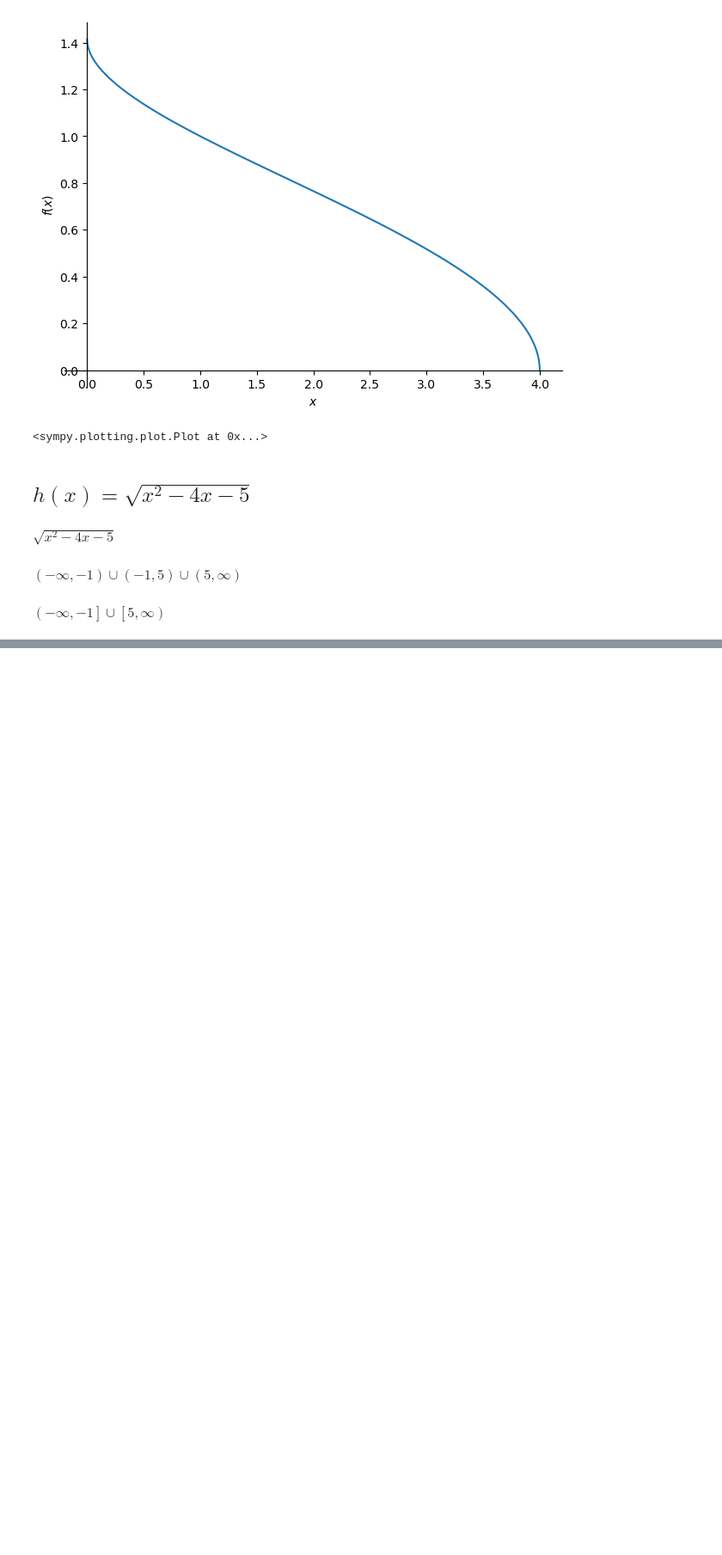
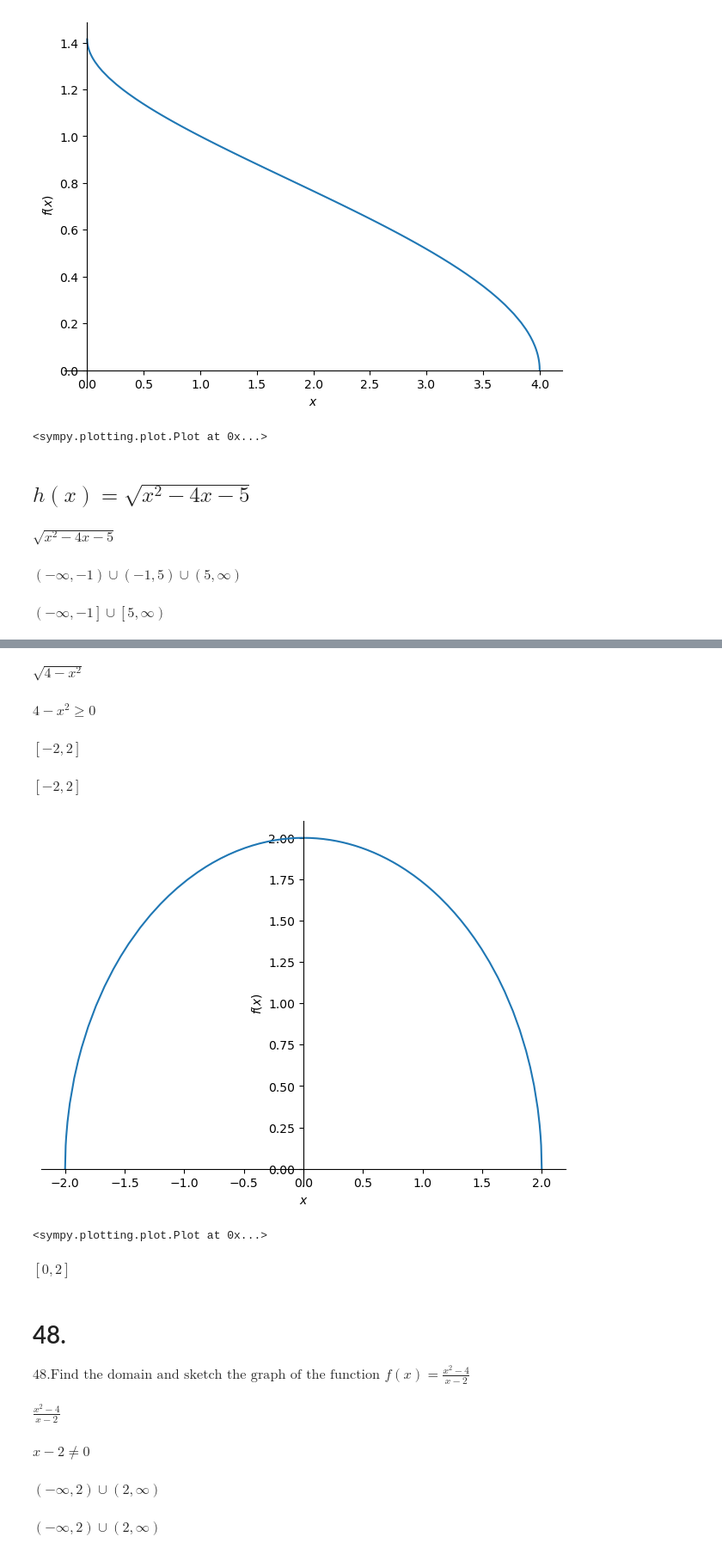
Before and after one commit to Lashi0812/Calculus, a Jupyter notebook: 01_1_Chapter_Four_way_to_represent_fn.ipynb, the cells around one changed output, grey strips where cells are left out. Shown at 86% size. Drawn from its saved outputs; the diff is of its cells as text; code cells hidden in the pictures; blank space fills up the shorter version.

```diff
--- a/01_1_Chapter_Four_way_to_represent_fn.ipynb
+++ b/01_1_Chapter_Four_way_to_represent_fn.ipynb
@@ -390,0 +394,55 @@ $\displaystyle \left(-\infty, -1\right] \cup \left[5, \infty\right)$
+# %%
+import sympy as sp
+x = sp.Symbol("x")
+# %%
+a = 4 - x**2
+fx = sp.sqrt(a)
+fx
+# %% [output]
+$\displaystyle \sqrt{4 - x^{2}}$
+# %%
+sp.Ge(a,0)
+# %% [output]
+$\displaystyle 4 - x^{2} \geq 0$
+# %%
+domain = sp.solve_univariate_inequality(sp.Ge(a,0),x,relational=False)
+domain
+# %% [output]
+$\displaystyle \left[-2, 2\right]$
+# %%
+sp.calculus.util.continuous_domain(fx,x,sp.S.Reals)
+# %% [output]
+$\displaystyle \left[-2, 2\right]$
+# %%
+sp.plot(fx,(x,-2,2))
+# %% [output]
+[figure, added]
+<sympy.plotting.plot.Plot at 0x...>
+# %%
+fx_range = sp.Interval(0,2)
+fx_range
+# %% [output]
+$\displaystyle \left[0, 2\right]$
+# %% [markdown]
+# 48.
+$48. \text{Find the domain and sketch the graph of the function } f(x)=\frac{x^{2}-4}{x-2}$
+# %%
+a = x**2 - 4
+b = x - 2
+fx = a/b
+fx
+# %% [output]
+$\displaystyle \frac{x^{2} - 4}{x - 2}$
+# %%
+sp.Ne(b,0)
+# %% [output]
+$\displaystyle x - 2 \neq 0$
+# %%
+domain = sp.solve_univariate_inequality(sp.Ne(b,0),x,relational=False)
+domain
+# %% [output]
+$\displaystyle \left(-\infty, 2\right) \cup \left(2, \infty\right)$
+# %%
+sp.calculus.util.continuous_domain(fx,x,sp.S.Reals)
+# %% [output]
+$\displaystyle \left(-\infty, 2\right) \cup \left(2, \infty\right)$
```
Also changed, not shown: parts of 41 cells of this notebook.
